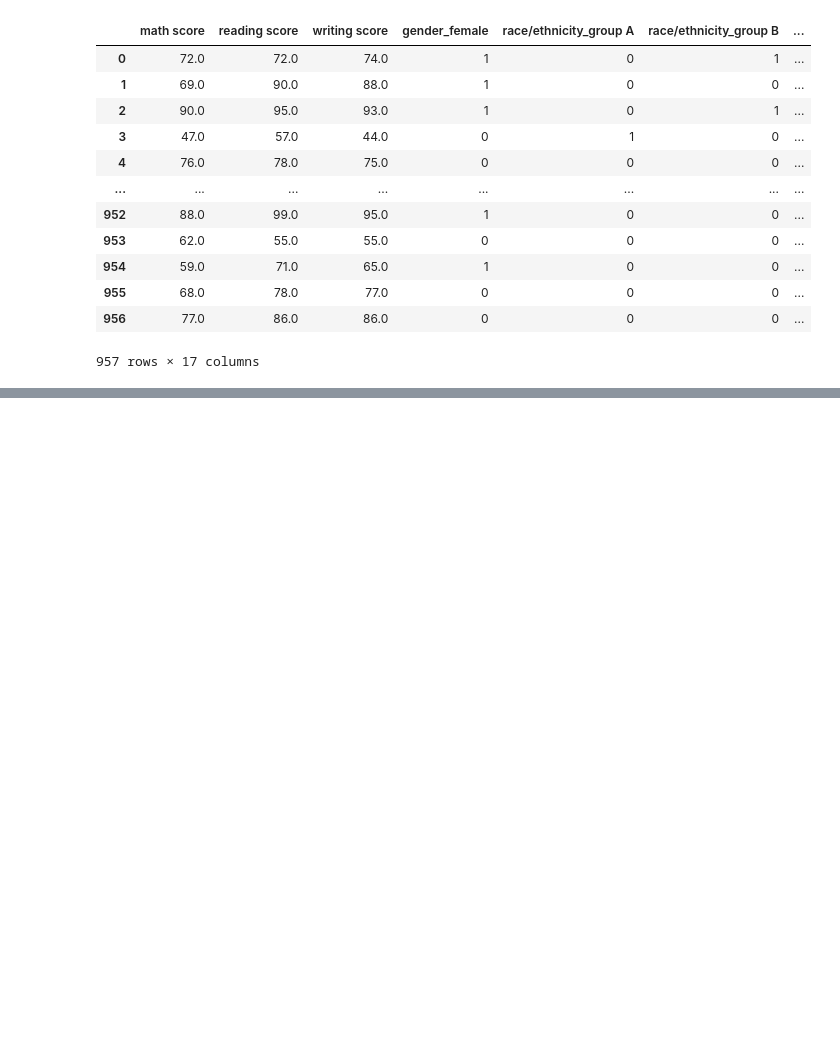
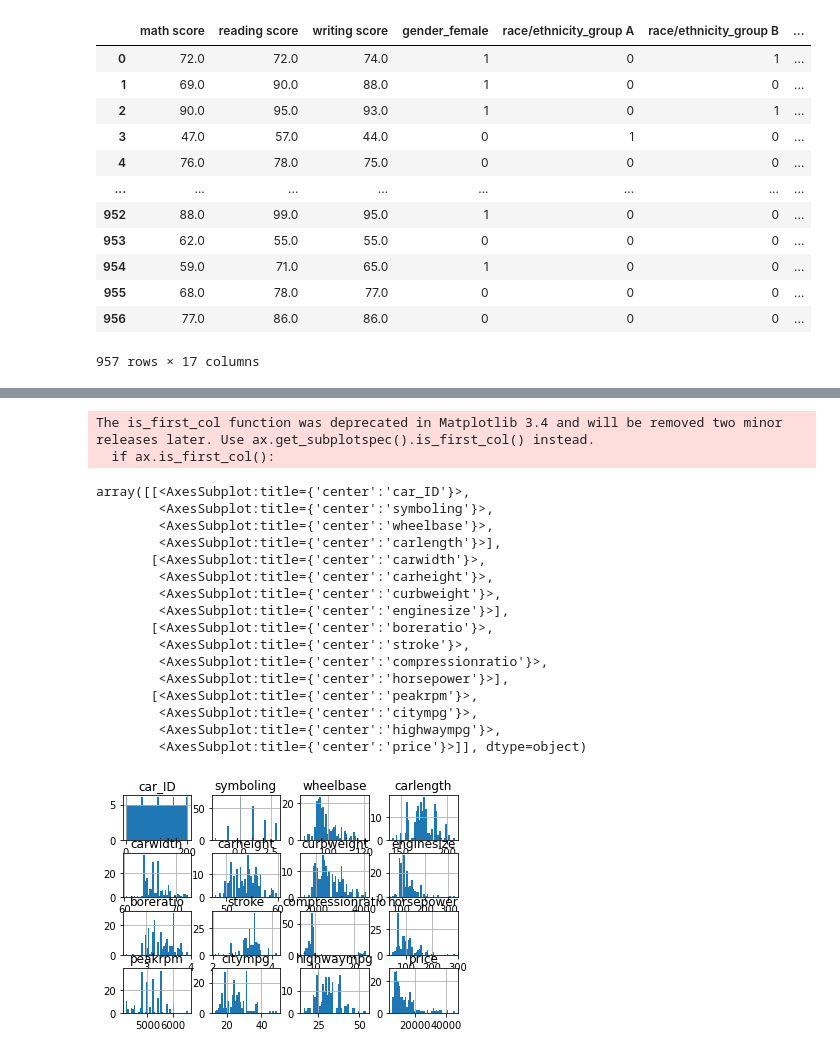
Before and after one commit to mayuresh714/6th-sem-assignments, a Jupyter notebook: DSBDAlab/assignment_no_2/assign2.ipynb, the cells around one changed output, grey strips where cells are left out. Cells and saved outputs as stored; diff of their text form; code cells hidden in the pictures; blank space fills up the shorter version.

```diff
--- a/DSBDAlab/assignment_no_2/assign2.ipynb
+++ b/DSBDAlab/assignment_no_2/assign2.ipynb
@@ -560,0 +587,3 @@ normalized_df.head()
+# %%
+df = pd.read_csv('CarPrice_Assignment.csv')
+df.head()
@@ -560,0 +622,4 @@ normalized_df.head()
+# %%
+dt = dict(df.dtypes)
+int_cols = [i for i in df.columns if dt[i] != "O"]
+int_df =  df[int_cols]
@@ -560,0 +642,22 @@ normalized_df.head()
+# %%
+int_df.hist(bins = 40)
+# %% [output]
+The is_first_col function was deprecated in Matplotlib 3.4 and will be removed two minor releases later. Use ax.get_subplotspec().is_first_col() instead.
+  if ax.is_first_col():
+array([[<AxesSubplot:title={'center':'car_ID'}>,
+        <AxesSubplot:title={'center':'symboling'}>,
+        <AxesSubplot:title={'center':'wheelbase'}>,
+        <AxesSubplot:title={'center':'carlength'}>],
+       [<AxesSubplot:title={'center':'carwidth'}>,
+        <AxesSubplot:title={'center':'carheight'}>,
+        <AxesSubplot:title={'center':'curbweight'}>,
+        <AxesSubplot:title={'center':'enginesize'}>],
+       [<AxesSubplot:title={'center':'boreratio'}>,
+        <AxesSubplot:title={'center':'stroke'}>,
+        <AxesSubplot:title={'center':'compressionratio'}>,
+        <AxesSubplot:title={'center':'horsepower'}>],
+       [<AxesSubplot:title={'center':'peakrpm'}>,
+        <AxesSubplot:title={'center':'citympg'}>,
+        <AxesSubplot:title={'center':'highwaympg'}>,
+        <AxesSubplot:title={'center':'price'}>]], dtype=object)
+[figure, added]
```
Also changed, not shown: parts of 14 cells of this notebook, 3 other files.
